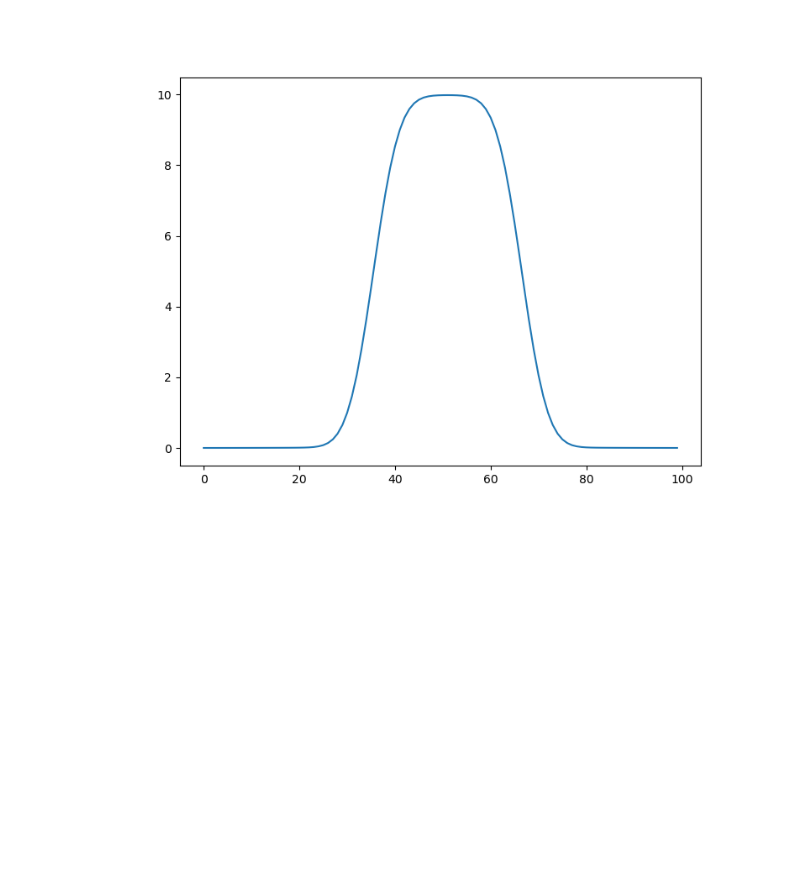
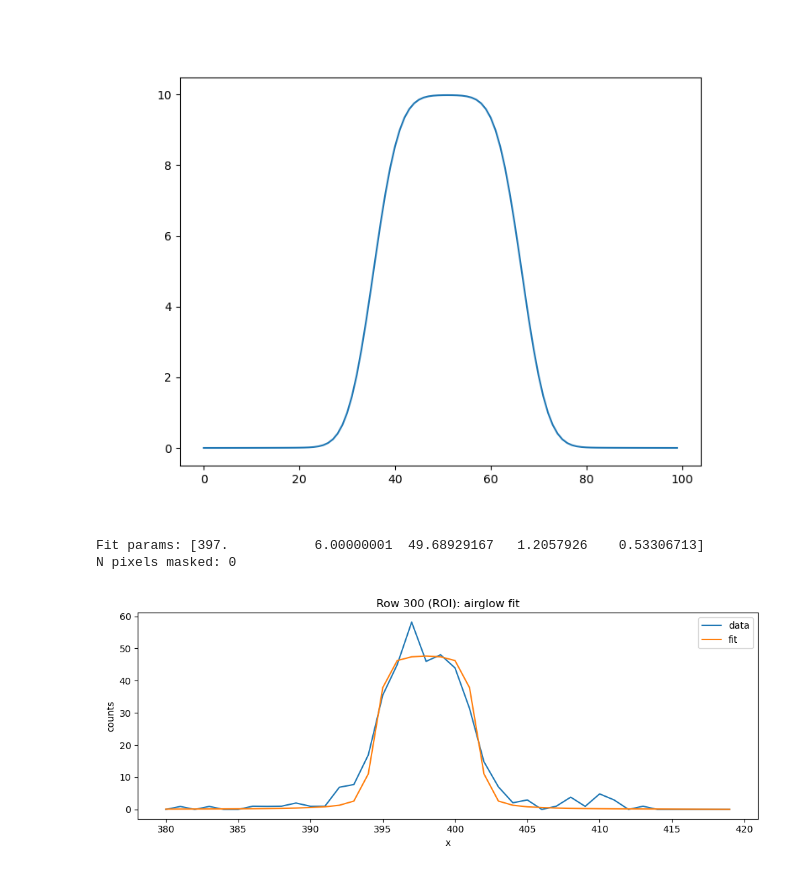
Before and after one commit to parkus/airglow, a Jupyter notebook: notebooks/00_systematics_2d_dev.ipynb, the cells around one changed output. Drawn from its saved outputs; the diff is of its cells as text; code cells hidden in the pictures; blank space fills up the shorter version.

```diff
--- a/notebooks/00_systematics_2d_dev.ipynb
+++ b/notebooks/00_systematics_2d_dev.ipynb
@@ -81,37 +81,43 @@ plt.plot(xgrid, model)
 # Fit a selected row using the helper functions
 import models
 
-row_index = 195  # pick a row in the full frame
+row_index = 300  # pick a row in the full frame
 row = sci[row_index]
 x_grid = np.arange(len(row))
 
 # Build DQ row if available
 if dq is not None:
     dq_row = dq[row_index]
 else:
     dq_row = None
 
 fit, params, keep = models.fit_airglow_row(
     row,
     x_grid,
     roi_x0,
     roi_x1,
     dq_row=dq_row,
     dq_mask_value=dq_mask_value,
     lsf_kernel=None,
     init=None,
 )
 
 x_roi = x_grid[roi_x0:roi_x1]
 row_roi = row[roi_x0:roi_x1]
 
 print("Fit params:", params)
 
 plt.figure(figsize=(10, 4))
 plt.plot(x_roi, row_roi, label="data")
 plt.plot(x_roi, fit, label="fit")
 plt.xlabel("x")
 plt.ylabel("counts")
 plt.title(f"Row {row_index} (ROI): airglow fit")
 plt.legend()
 plt.tight_layout()
+
+print('N pixels masked:', np.sum(~keep))
+# %% [output]
+Fit params: [397.           6.00000001  49.68929167   1.2057926    0.53306713]
+N pixels masked: 0
+[figure, added]
```
Also changed, not shown: parts of 3 cells of this notebook.
